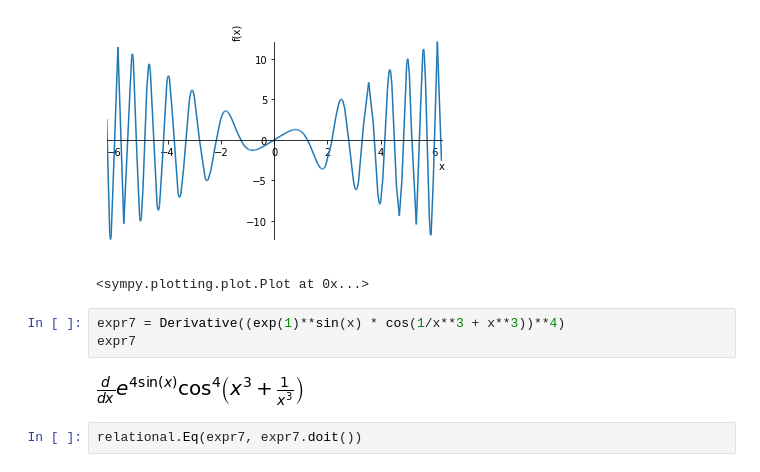
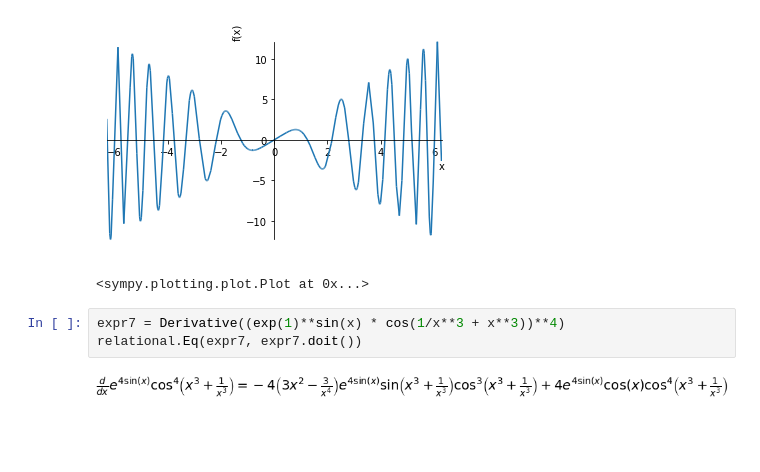
Before and after one commit to xdanger/notebooks, a Jupyter notebook: Mathematics/Essence of Caculus.ipynb, the cells around one changed output. Cells and saved outputs as stored; diff of their text form; blank space fills up the shorter version.

```diff
--- a/Mathematics/Essence of Caculus.ipynb
+++ b/Mathematics/Essence of Caculus.ipynb
@@ -196,8 +196,6 @@ plot(expr6.doit(), (x, -2*pi, 2*pi))
 <sympy.plotting.plot.Plot at 0x...>
 # %%
 expr7 = Derivative((exp(1)**sin(x) * cos(1/x**3 + x**3))**4)
-expr7
+relational.Eq(expr7, expr7.doit())
 # %% [output]
-[figure, old version]
+[figure, new version]
-# %%
-relational.Eq(expr7, expr7.doit())
```
Also changed, not shown: parts of 1 cell of this notebook.
